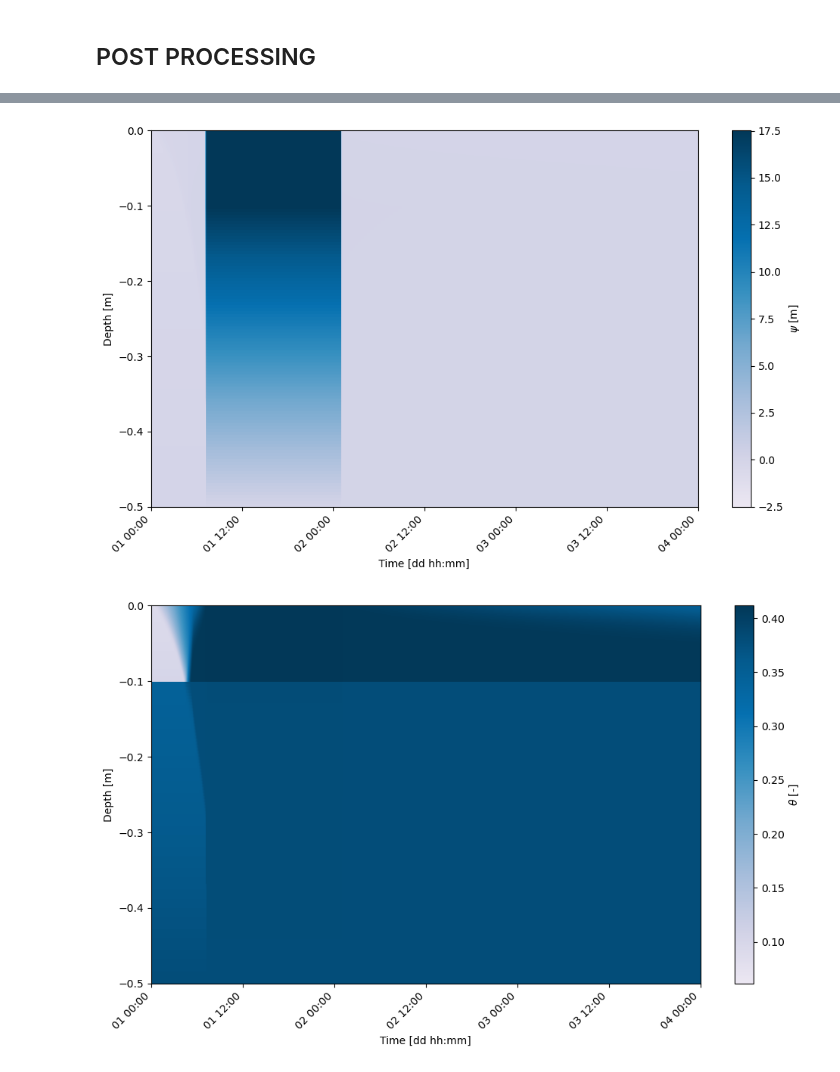
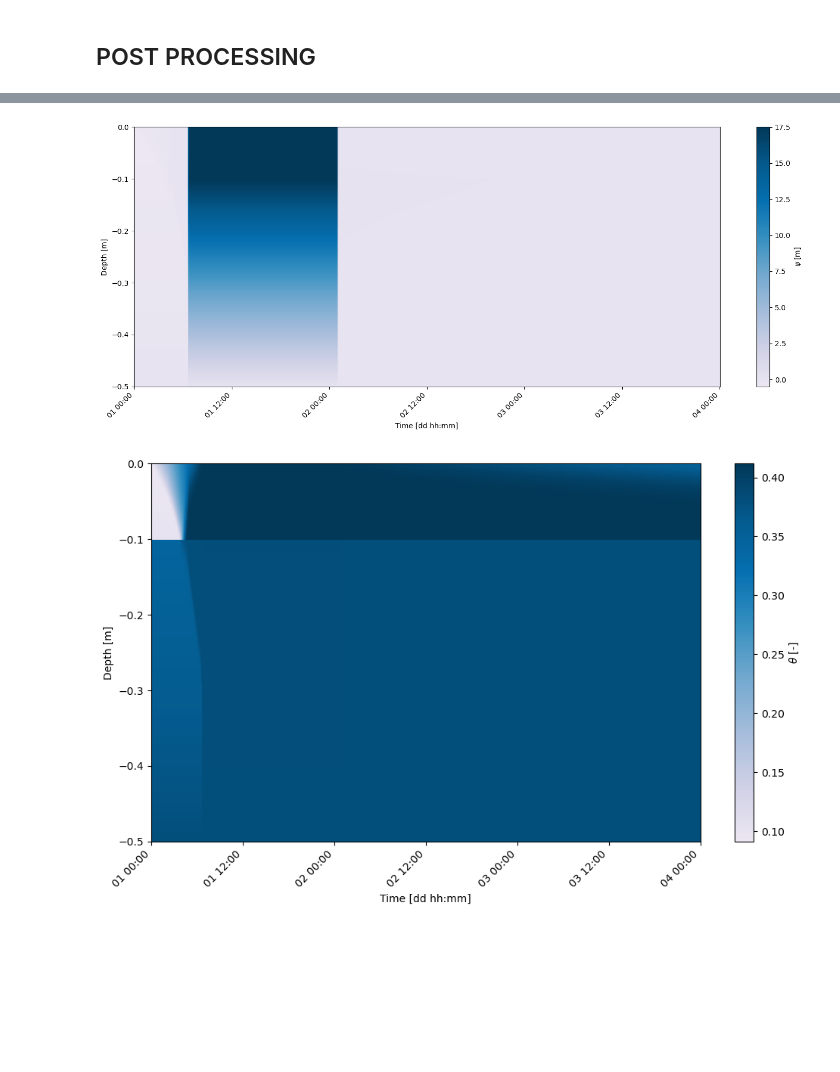
Before and after one commit to Fakkin/WHETGEO1D_Idrologia_21_22, a Jupyter notebook: Jupyter_Notebook/Terreno2.ipynb, the cells around one changed output, grey strips where cells are left out. Cells and saved outputs as stored; diff of their text form; code cells hidden in the pictures; blank space fills up the shorter version.

```diff
--- a/Jupyter_Notebook/Terreno2.ipynb
+++ b/Jupyter_Notebook/Terreno2.ipynb
@@ -168,7 +167,7 @@ colors = ['#a6cee3', '#1f78b4', '#b2df8a', '#33a02c', '#fb9a99', '#e31a1c', '#fd
 
 plt.rcParams.update(nice_fonts)
 # %%
-ds = xr.open_dataset(project_path + '/output/E2_Output_0000.nc')
+ds = xr.open_dataset(project_path + '/output/E2_grid_0000.nc')
 # %%
 import matplotlib as mpl
 mpl.rcParams.update(mpl.rcParamsDefault)
@@ -232,20 +218,20 @@ plt.show()
 # %%
-fig, ax = plt.subplots(1, 1, figsize=(10, 10/1.618))
+fig, ax = plt.subplots(1, 1, figsize=(15, 10/1.618))
 norm = matplotlib.colors.Normalize(vmin=np.amin(ds.psi.values), vmax=np.amax(ds.psi.values))
 
 a = ds.psi.plot(ax=ax, y='depth',add_colorbar=True, cmap=my_cmap, norm=norm, cbar_kwargs={'label': '$\psi$ [m]'})
 
 ax.set_ylabel('Depth [m]')
 ax.set_xlabel('Time [dd hh:mm]')
 
 
 ax.xaxis.set_major_formatter(mdates.DateFormatter('%d %H:%M'))
 ax.xaxis.set_tick_params(rotation=45)
 
 plt.tight_layout()
 plt.show()
 # %% [output]
-[figure, old version]
+[figure, new version]
 # %%
 fig, ax = plt.subplots(1, 1, figsize=(10, 10/1.618))
 norm = matplotlib.colors.Normalize(vmin=np.amin(ds.theta.values), vmax=np.amax(ds.theta.values))
@@ -262,7 +248,7 @@ ax.xaxis.set_tick_params(rotation=45)
 plt.tight_layout()
 plt.show()
 # %% [output]
-[figure, old version]
+[figure, new version]
 # %%
 fig, ax = plt.subplots(1, 1, figsize=(10, 10/1.618))
 norm = matplotlib.colors.Normalize(vmin=np.amin(ds.saturationDegree.values), vmax=np.amax(ds.saturationDegree.values))
```
Also changed, not shown: parts of 9 cells of this notebook, 20 other files.
